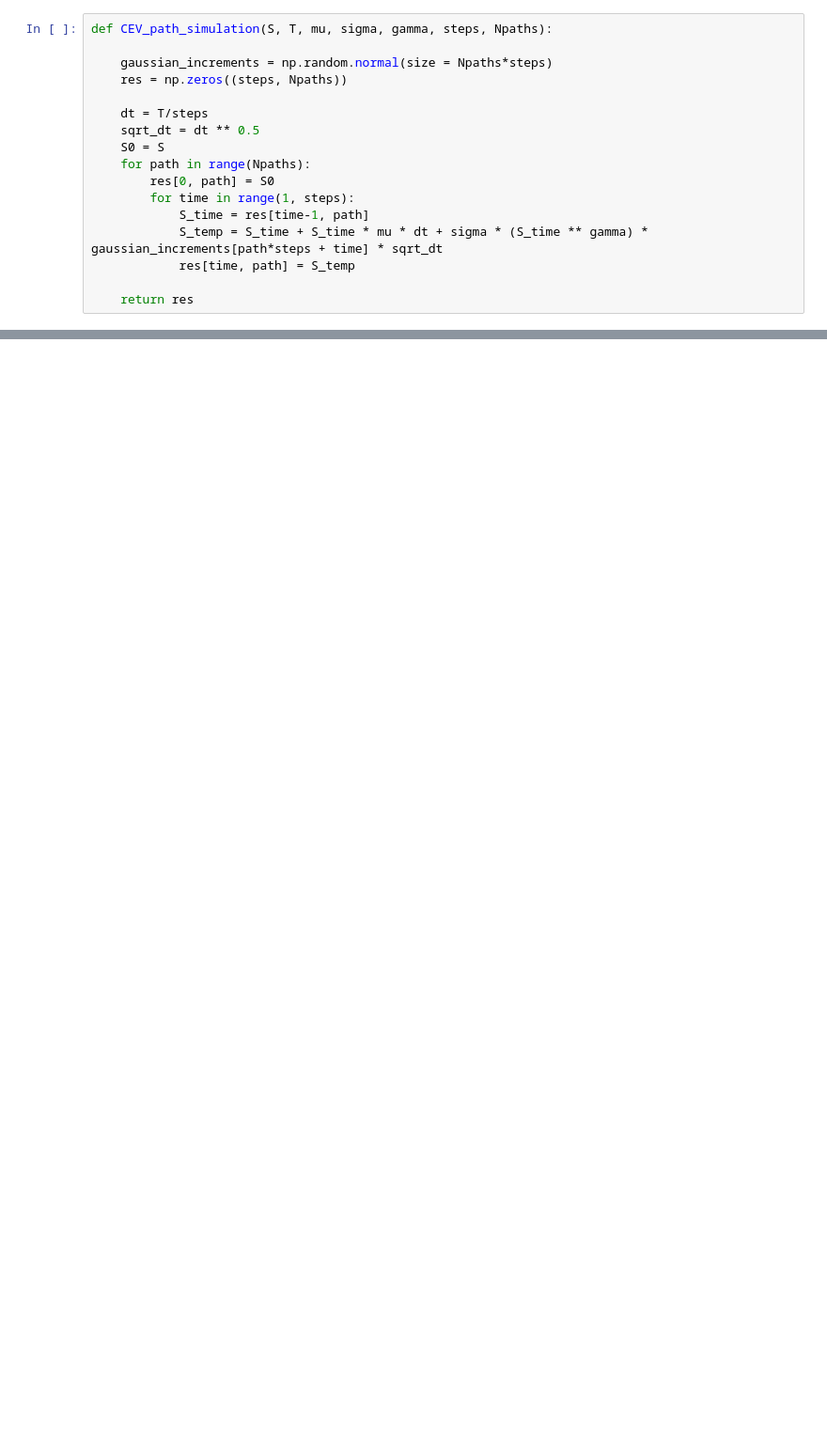
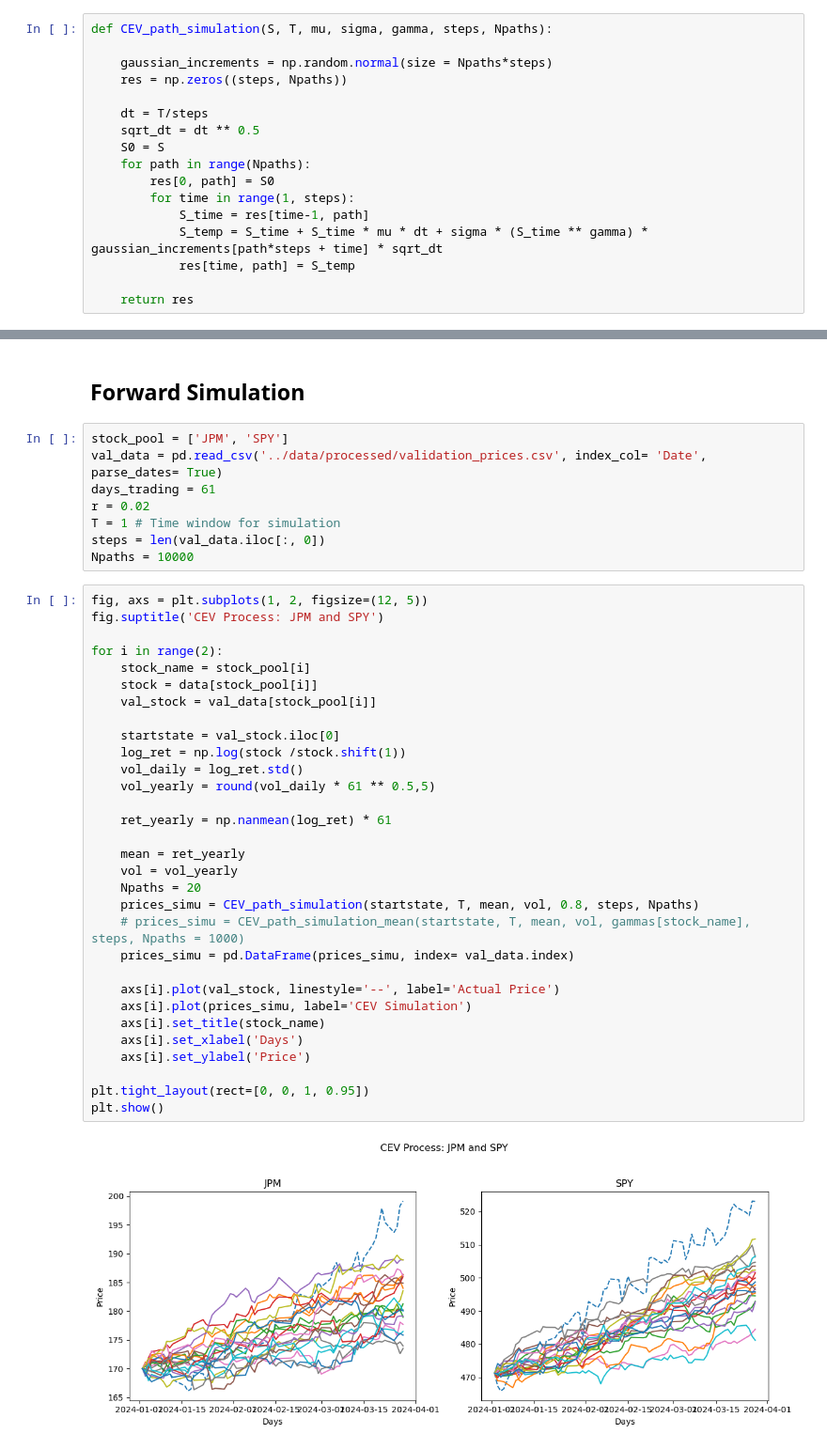
Before and after one commit to Go1vf/Portfolio-Simulation-Surgery, a Jupyter notebook: src/cev_model.ipynb, the cells around one changed output, grey strips where cells are left out. Shown at 94% size. Cells and saved outputs as stored; diff of their text form; blank space fills up the shorter version.

```diff
--- a/src/cev_model.ipynb
+++ b/src/cev_model.ipynb
@@ -235,0 +236,43 @@ plt.show()
+# %% [markdown]
+## Forward Simulation
+# %%
+stock_pool = ['JPM', 'SPY']
+val_data = pd.read_csv('../data/processed/validation_prices.csv', index_col= 'Date', parse_dates= True)
+days_trading = 61
+r = 0.02
+T = 1 # Time window for simulation
+steps = len(val_data.iloc[:, 0])
+Npaths = 10000
+# %%
+fig, axs = plt.subplots(1, 2, figsize=(12, 5))
+fig.suptitle('CEV Process: JPM and SPY')
+
+for i in range(2):
+    stock_name = stock_pool[i]
+    stock = data[stock_pool[i]]
+    val_stock = val_data[stock_pool[i]]
+
+    startstate = val_stock.iloc[0]
+    log_ret = np.log(stock /stock.shift(1))
+    vol_daily = log_ret.std()
+    vol_yearly = round(vol_daily * 61 ** 0.5,5)
+
+    ret_yearly = np.nanmean(log_ret) * 61
+
+    mean = ret_yearly
+    vol = vol_yearly
+    Npaths = 20
+    prices_simu = CEV_path_simulation(startstate, T, mean, vol, 0.8, steps, Npaths)
+    # prices_simu = CEV_path_simulation_mean(startstate, T, mean, vol, gammas[stock_name], steps, Npaths = 1000)
+    prices_simu = pd.DataFrame(prices_simu, index= val_data.index)
+
+    axs[i].plot(val_stock, linestyle='--', label='Actual Price')
+    axs[i].plot(prices_simu, label='CEV Simulation')
+    axs[i].set_title(stock_name)
+    axs[i].set_xlabel('Days')
+    axs[i].set_ylabel('Price')
+
+plt.tight_layout(rect=[0, 0, 1, 0.95])
+plt.show()
+# %% [output]
+[figure, added]
```
Also changed, not shown: parts of 6 cells of this notebook, 1 other file.
